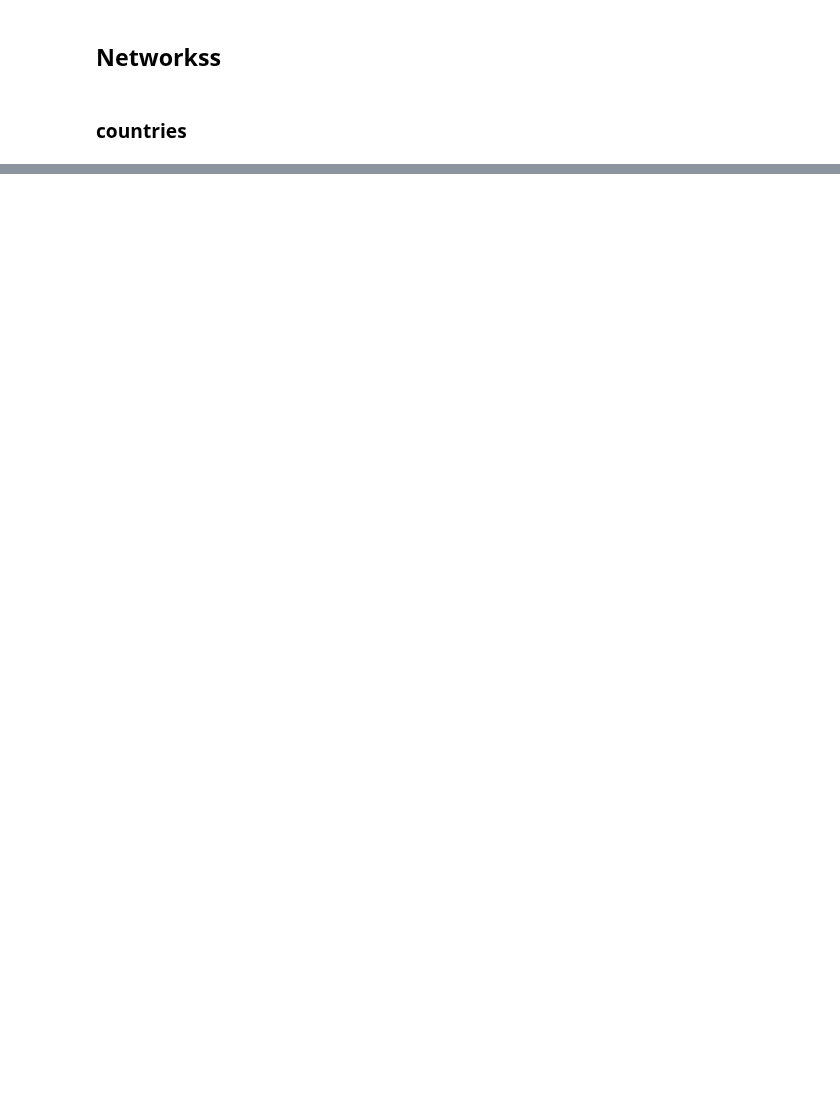
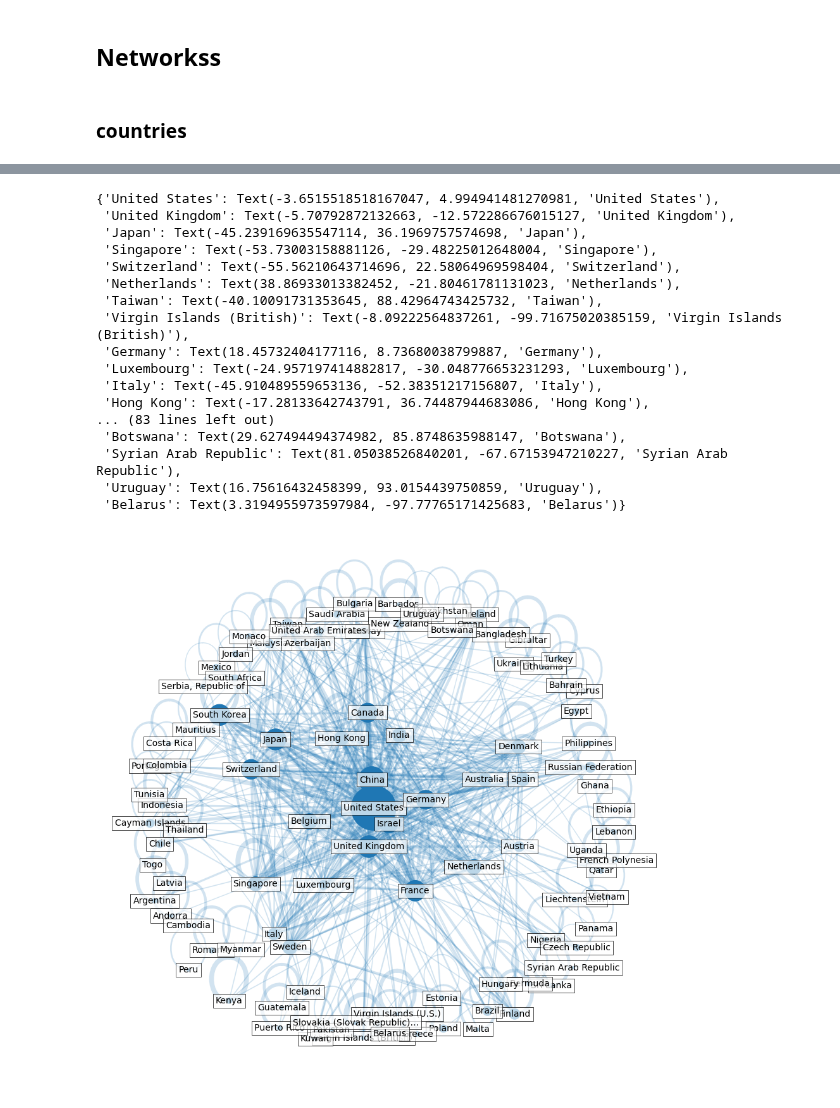
Before and after one commit to testalorenzo/crunch_net, a Jupyter notebook: ANS/ANS_all/orgorg4/Untitled.ipynb, the cells around one changed output, grey strips where cells are left out. Saved outputs shown, nothing was run; the diff lists cells and outputs as text; code cells hidden in the pictures; blank space fills up the shorter version.

```diff
--- a/ANS/ANS_all/orgorg4/Untitled.ipynb
+++ b/ANS/ANS_all/orgorg4/Untitled.ipynb
@@ -597,0 +538,19 @@ plt.savefig
+# %%
+#AMONG INDUSTRIES
+feat = 'country'
+edges = nx.to_pandas_edgelist(Gbid2020)
+prova = pd.merge(edges, nodes[[feat, 'id']], how = 'left', left_on = 'source', right_on = 'id' )
+prova2 =pd.merge(prova, nodes[[feat, 'id']], how = 'left', left_on = 'target', right_on = 'id' )
+weight = []
+sub = prova2[[feat+'_x', feat+'_y']]
+sub2 = prova2[[feat+'_x', feat+'_y']].drop_duplicates()
+sub3 = sub2.dropna()
+for i in tqdm(range(0,len(sub3))):
+
+    sub4 = sub[((sub[feat+'_x']== sub3[feat+'_x'].values[i]) & (sub[feat+'_y']== sub3[feat+'_y'].values[i]))| ((sub[feat+'_y']== sub3[feat+'_x'].values[i]) & (sub[feat+'_x']== sub3[feat+'_y'].values[i]))  ]
+    peso = len(sub4)
+    weight.append(peso)
+sub3['weight'] = weight
+prova3 = pd.merge(prova2, sub3, left_on = [feat+'_x',feat+'_y'], right_on = [feat+'_x', feat+'_y'])
+prova4 = prova3[prova3[feat+'_x']<=prova3[feat+'_y']]
+prova4['weight_l'] = np.log(prova4['weight']+3)
@@ -597,0 +580,37 @@ plt.savefig
+# %%
+G = nx.from_pandas_edgelist(prova4, feat+'_x', feat+'_y', edge_attr = 'weight_l')
+nodebig = [20*np.sqrt(len(prova4[(prova4[(feat +'_x')]== i)| (prova4[(feat +'_x')]== i)])) for i in list(G.nodes())]
+nodedeg = [d[k]*30 for k in d]
+pos = nx.spring_layout(G, scale=100, k=20/np.sqrt(G.order()))
+d = dict(G.degree)
+lung = len(G.edges)
+edgewidth = [list(list(G.edges(data= True))[i][2].values())[0] for i in range(0,lung-1)]
+fig, ax = plt.subplots(figsize=(16, 16))
+ax.spines['top'].set_visible(False)
+ax.spines['right'].set_visible(False)
+ax.spines['bottom'].set_visible(False)
+ax.spines['left'].set_visible(False)
+# Visualize graph components
+nx.draw_networkx_edges(G, pos, alpha=0.2, width=edgewidth, edge_color="tab:blue")
+nx.draw_networkx_nodes(G, pos, node_size=nodebig, node_color="tab:blue", alpha=1)
+label_options = {"ec": "k", "fc": "white", "alpha": 0.7}
+nx.draw_networkx_labels(G, pos, font_size=14, bbox=label_options)
+# %% [output]
+{'United States': Text(-3.6515518518167047, 4.994941481270981, 'United States'),
+ 'United Kingdom': Text(-5.70792872132663, -12.572286676015127, 'United Kingdom'),
+ 'Japan': Text(-45.239169635547114, 36.1969757574698, 'Japan'),
+ 'Singapore': Text(-53.73003158881126, -29.48225012648004, 'Singapore'),
+ 'Switzerland': Text(-55.56210643714696, 22.58064969598404, 'Switzerland'),
+ 'Netherlands': Text(38.86933013382452, -21.80461781131023, 'Netherlands'),
+ 'Taiwan': Text(-40.10091731353645, 88.42964743425732, 'Taiwan'),
+ 'Virgin Islands (British)': Text(-8.09222564837261, -99.71675020385159, 'Virgin Islands (British)'),
+ 'Germany': Text(18.45732404177116, 8.73680038799887, 'Germany'),
+ 'Luxembourg': Text(-24.957197414882817, -30.048776653231293, 'Luxembourg'),
+ 'Italy': Text(-45.910489559653136, -52.38351217156807, 'Italy'),
+ 'Hong Kong': Text(-17.28133642743791, 36.74487944683086, 'Hong Kong'),
+... (83 lines left out)
+ 'Botswana': Text(29.627494494374982, 85.8748635988147, 'Botswana'),
+ 'Syrian Arab Republic': Text(81.05038526840201, -67.67153947210227, 'Syrian Arab Republic'),
+ 'Uruguay': Text(16.75616432458399, 93.0154439750859, 'Uruguay'),
+ 'Belarus': Text(3.3194955973597984, -97.77765171425683, 'Belarus')}
+[figure, added]
```
Also changed, not shown: parts of 57 cells of this notebook.
